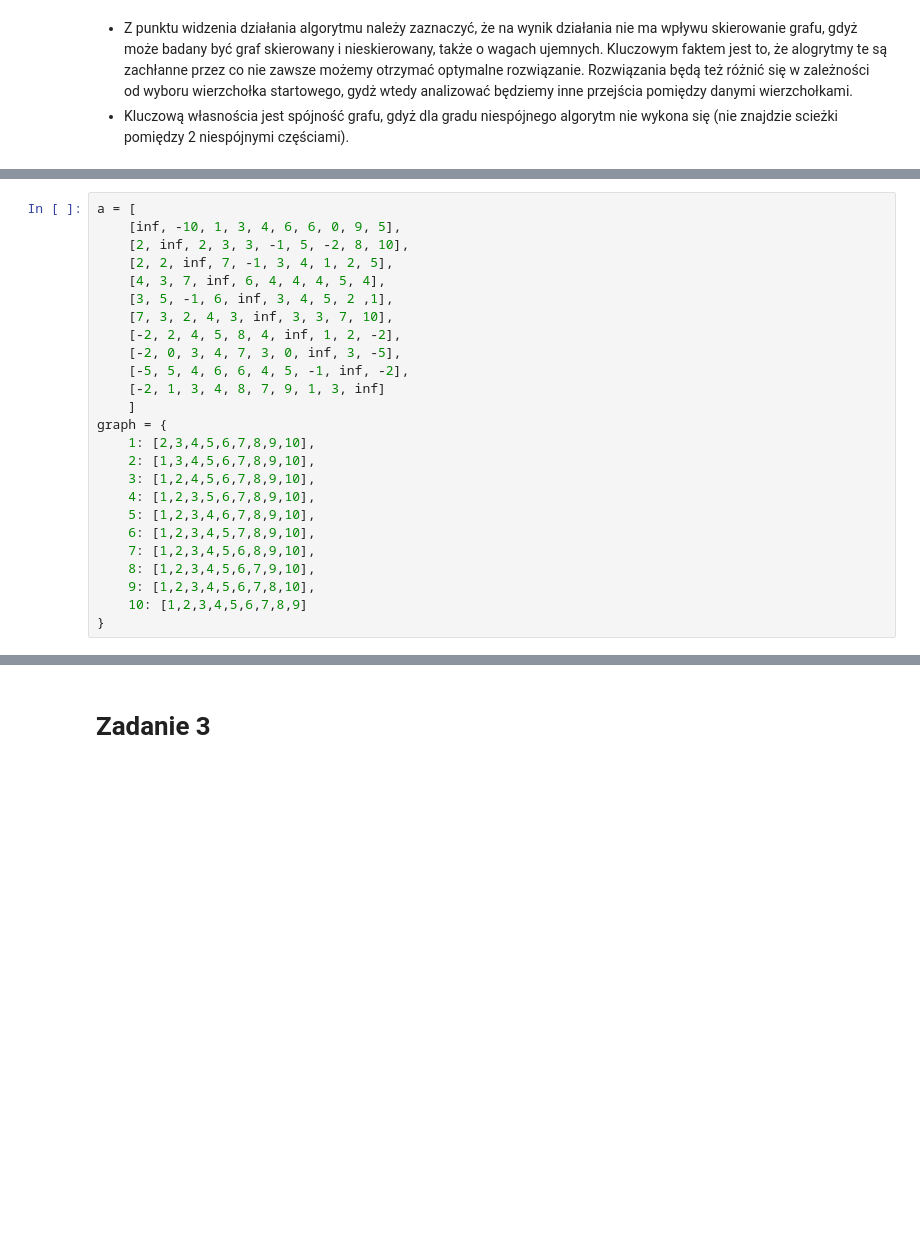
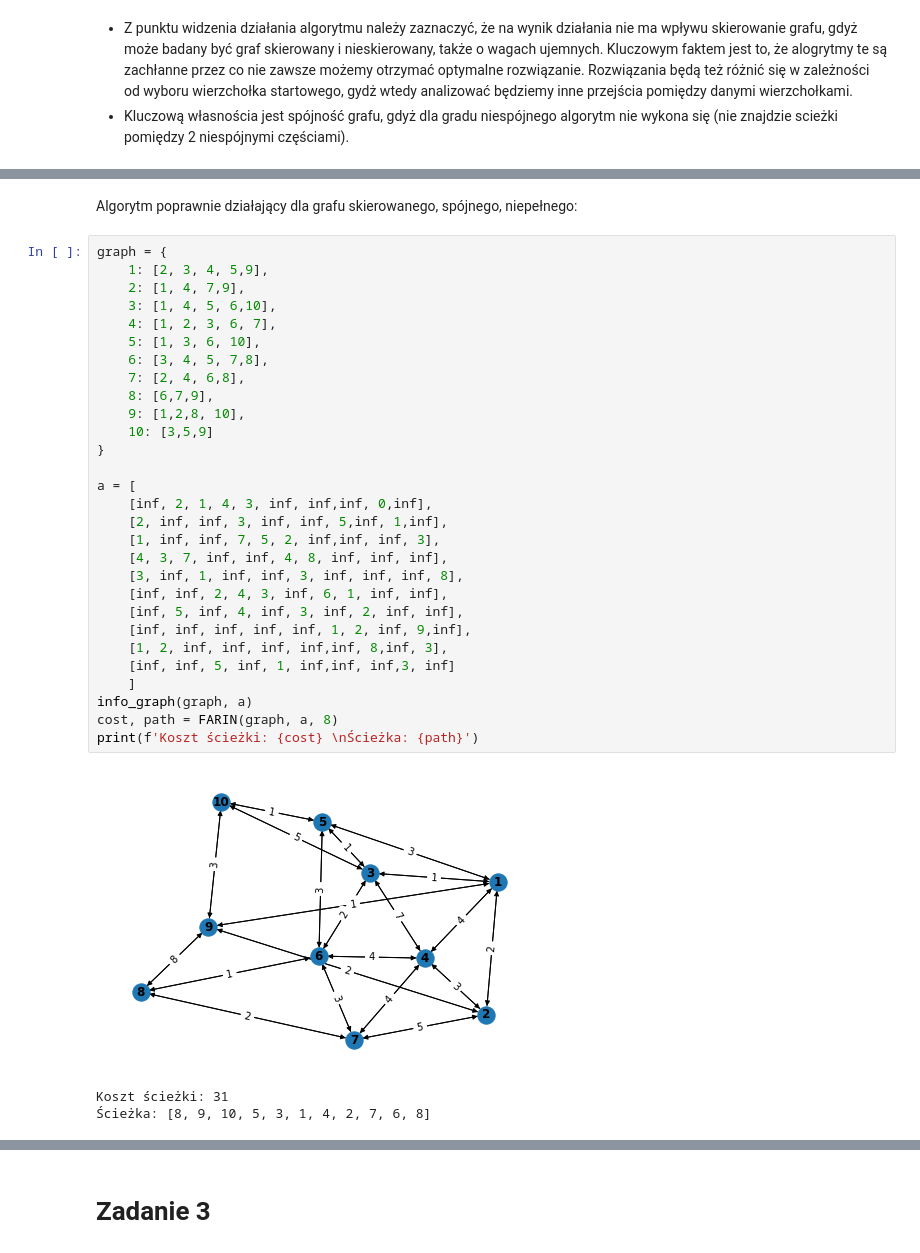
Before and after one commit to JakubStyczen/BO1, a Jupyter notebook: tsp.ipynb, the cells around one changed output, grey strips where cells are left out. Saved outputs shown, nothing was run; the diff lists cells and outputs as text; blank space fills up the shorter version.

```diff
--- a/tsp.ipynb
+++ b/tsp.ipynb
@@ -158,25 +160,35 @@ Koszt ścieżki: -6
-# %%
-a = [
-    [inf, -10, 1, 3, 4, 6, 6, 0, 9, 5],
-    [2, inf, 2, 3, 3, -1, 5, -2, 8, 10],
-    [2, 2, inf, 7, -1, 3, 4, 1, 2, 5],
-    [4, 3, 7, inf, 6, 4, 4, 4, 5, 4],
-    [3, 5, -1, 6, inf, 3, 4, 5, 2 ,1],
-    [7, 3, 2, 4, 3, inf, 3, 3, 7, 10],
-    [-2, 2, 4, 5, 8, 4, inf, 1, 2, -2],
-    [-2, 0, 3, 4, 7, 3, 0, inf, 3, -5],
-    [-5, 5, 4, 6, 6, 4, 5, -1, inf, -2],
-    [-2, 1, 3, 4, 8, 7, 9, 1, 3, inf]
-    ]
-graph = {
-    1: [2,3,4,5,6,7,8,9,10],
-    2: [1,3,4,5,6,7,8,9,10],
-    3: [1,2,4,5,6,7,8,9,10],
-    4: [1,2,3,5,6,7,8,9,10],
-    5: [1,2,3,4,6,7,8,9,10],
-    6: [1,2,3,4,5,7,8,9,10],
-    7: [1,2,3,4,5,6,8,9,10],
-    8: [1,2,3,4,5,6,7,9,10],
-    9: [1,2,3,4,5,6,7,8,10],
-    10: [1,2,3,4,5,6,7,8,9]
-}
+# %% [markdown]
+Algorytm poprawnie działający dla grafu skierowanego, spójnego, niepełnego:
+# %%
+graph = {
+    1: [2, 3, 4, 5,9],
+    2: [1, 4, 7,9],
+    3: [1, 4, 5, 6,10],
+    4: [1, 2, 3, 6, 7],
+    5: [1, 3, 6, 10],
+    6: [3, 4, 5, 7,8],
+    7: [2, 4, 6,8],
+    8: [6,7,9],
+    9: [1,2,8, 10],
+    10: [3,5,9]
+}
+
+a = [
+    [inf, 2, 1, 4, 3, inf, inf,inf, 0,inf],
+    [2, inf, inf, 3, inf, inf, 5,inf, 1,inf],
+    [1, inf, inf, 7, 5, 2, inf,inf, inf, 3],
+    [4, 3, 7, inf, inf, 4, 8, inf, inf, inf],
+    [3, inf, 1, inf, inf, 3, inf, inf, inf, 8],
+    [inf, inf, 2, 4, 3, inf, 6, 1, inf, inf],
+    [inf, 5, inf, 4, inf, 3, inf, 2, inf, inf],
+    [inf, inf, inf, inf, inf, 1, 2, inf, 9,inf],
+    [1, 2, inf, inf, inf, inf,inf, 8,inf, 3],
+    [inf, inf, 5, inf, 1, inf,inf, inf,3, inf]
+    ]
+info_graph(graph, a)
+cost, path = FARIN(graph, a, 8)
+print(f'Koszt ścieżki: {cost} \nŚcieżka: {path}')
+# %% [output]
+[figure, added]
+Koszt ścieżki: 31
+Ścieżka: [8, 9, 10, 5, 3, 1, 4, 2, 7, 6, 8]
```
Also changed, not shown: parts of 7 cells of this notebook, 13 other files.
